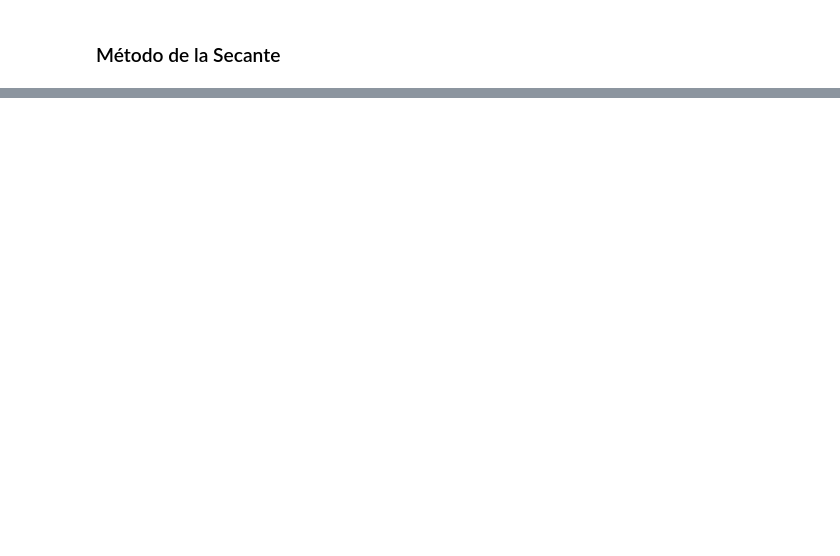
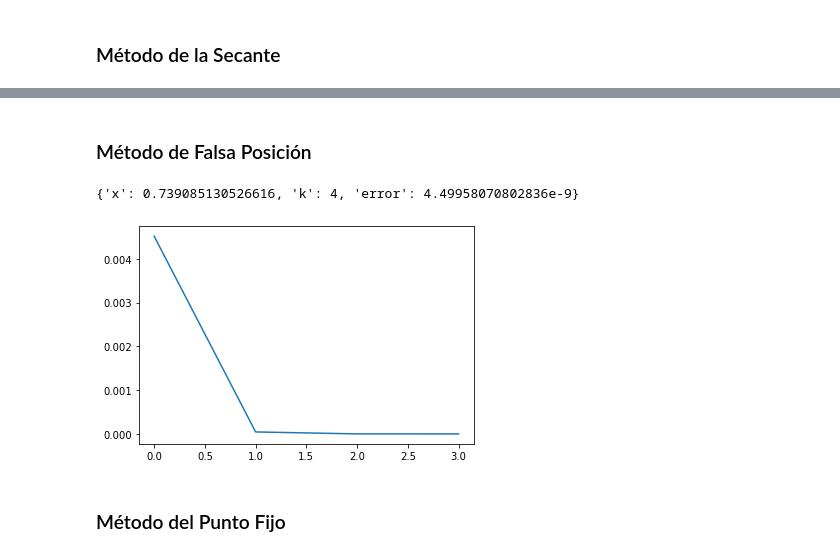
Before and after one commit to randyma01/CE3102-ANPI, a Jupyter notebook: python/ecuaciones_no_lineales/cuaderno/cuaderno_metodos_python.ipynb, the cells around one changed output, grey strips where cells are left out. Drawn from its saved outputs; the diff is of its cells as text; code cells hidden in the pictures; blank space fills up the shorter version.

```diff
--- a/python/ecuaciones_no_lineales/cuaderno/cuaderno_metodos_python.ipynb
+++ b/python/ecuaciones_no_lineales/cuaderno/cuaderno_metodos_python.ipynb
@@ -126,0 +129,48 @@ secante('exp(-(x**2))-x',0,1,10**-8,3)
+# %% [markdown]
+### Método de Falsa Posición
+# %%
+def falsa_posicion(f, a, b, tol, iterMax):
+    funcion = sympify(f)
+    fa = funcion.subs('x', a)
+    fb = funcion.subs('x', b)
+    if (fa * fb <= 0):
+        error = tol + 1
+        k = 0
+        it = []
+        e = []
+        while (tol < error and k < iterMax):
+            fa = funcion.subs('x', a)
+            fb = funcion.subs('x', b)
+            x = b - (((b - a) / (fb - fa)) * fb)
+            fa = funcion.subs('x', a)
+            fx = funcion.subs('x', x)
+            error = abs(fx)
+            it.append(k)
+            e.append(error)
+
+            if (fa * fx < 0):
+                b = x
+            else:
+                a = x
+            k +=1
+    else:
+        x = []
+        k = []
+        error = []
+        print("No cumple la condición del Teorema de Bolzano.")
+    matplotlib.pyplot.plot(it, e)
+    ans = {
+        "x": x,
+        "k": k,
+        "error": e[-1]
+    }
+    return ans
+
+# falsa_posicion('cos(x)-x',1/2,3.141592/4,10**-8,40)
+# %%
+falsa_posicion('cos(x)-x',1/2,3.141592/4,10**-8,40)
+# %% [output]
+{'x': 0.739085130526616, 'k': 4, 'error': 4.49958070802836e-9}
+[figure, added]
+# %% [markdown]
+### Método del Punto Fijo
```
Also changed, not shown: parts of 13 cells of this notebook, 16 other files.
